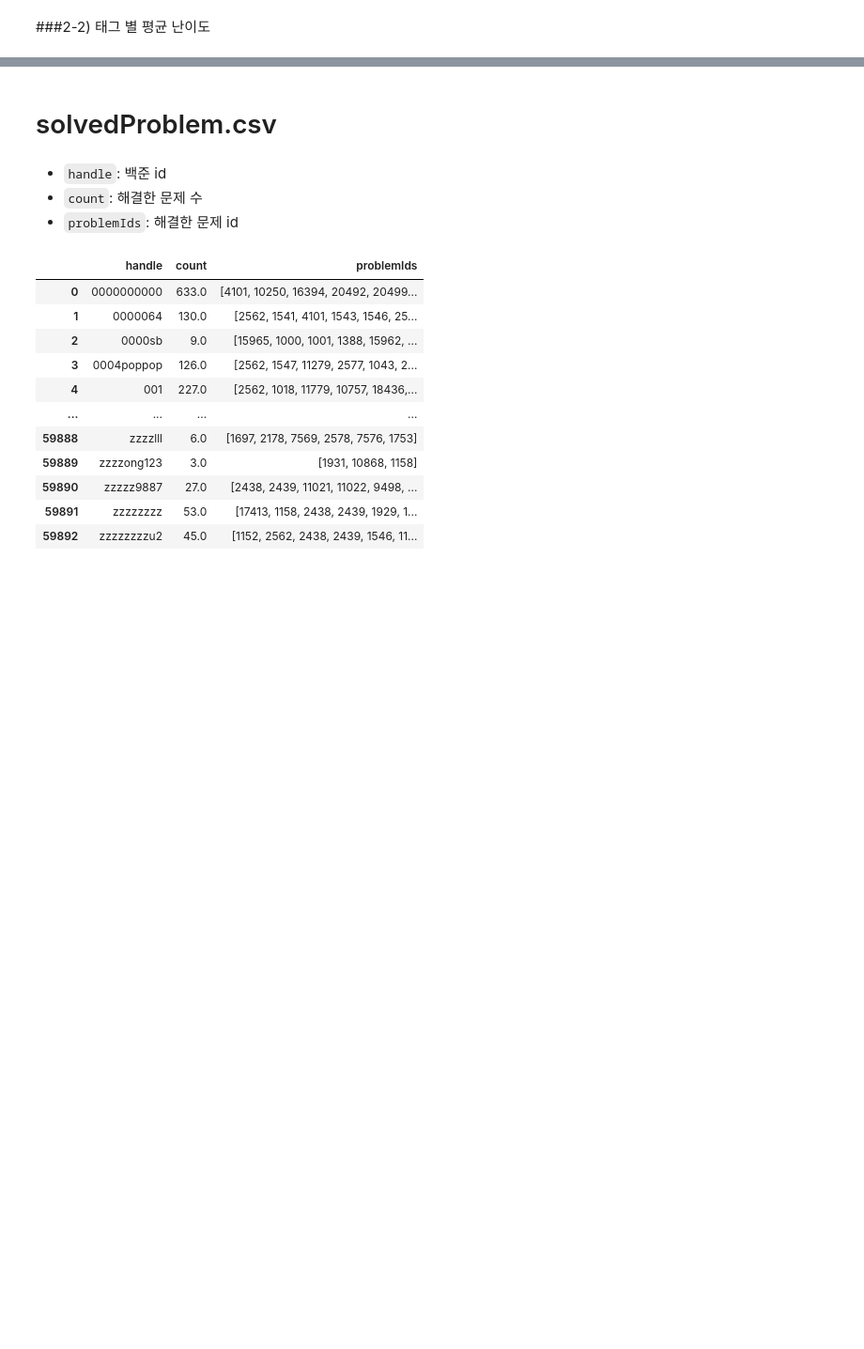
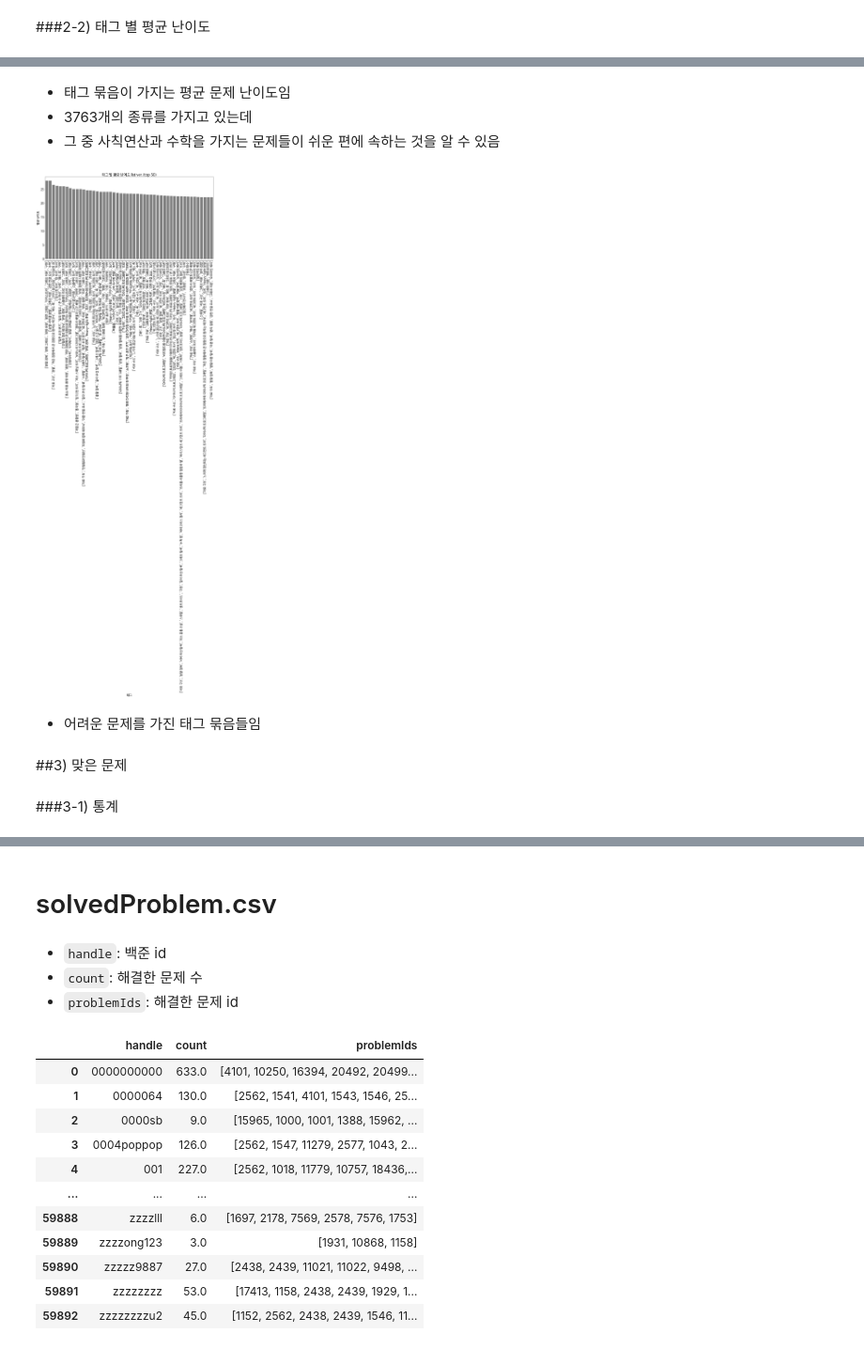
Before and after one commit to Capstone-Algo-Recommendation/ML-recommendation, a Jupyter notebook: data/EDA.ipynb, the cells around one changed output, grey strips where cells are left out. Shown at 94% size. Saved outputs shown, nothing was run; the diff lists cells and outputs as text; code cells hidden in the pictures; blank space fills up the shorter version.

```diff
--- a/data/EDA.ipynb
+++ b/data/EDA.ipynb
@@ -268,0 +395,20 @@ KeyboardInterrupt: ignored
+# %% [markdown]
+- 태그 묶음이 가지는 평균 문제 난이도임
+- 3763개의 종류를 가지고 있는데
+- 그 중 사칙연산과 수학을 가지는 문제들이 쉬운 편에 속하는 것을 알 수 있음
+# %%
+level_avg_tags_list_top50 = level_avg_tags_list[-50:].sort_values(by='level', ascending=False)
+level_avg_tags_list_top50_plot = sns.barplot(x = level_avg_tags_list_top50.index, y = 'level', data = level_avg_tags_top50, color = 'grey')
+level_avg_tags_list_top50_plot.set_title('태그 별 평균 난이도 list ver.(top 50)')
+level_avg_tags_list_top50_plot.set_xlabel('태그')
+level_avg_tags_list_top50_plot.set_ylabel('평균 난이도')
+plt.xticks(rotation = 90)
+plt.show()
+# %% [output]
+[figure, added]
+# %% [markdown]
+- 어려운 문제를 가진 태그 묶음들임
+# %% [markdown]
+##3) 맞은 문제
+# %% [markdown]
+###3-1) 통계
```
Also changed, not shown: parts of 38 cells of this notebook.
